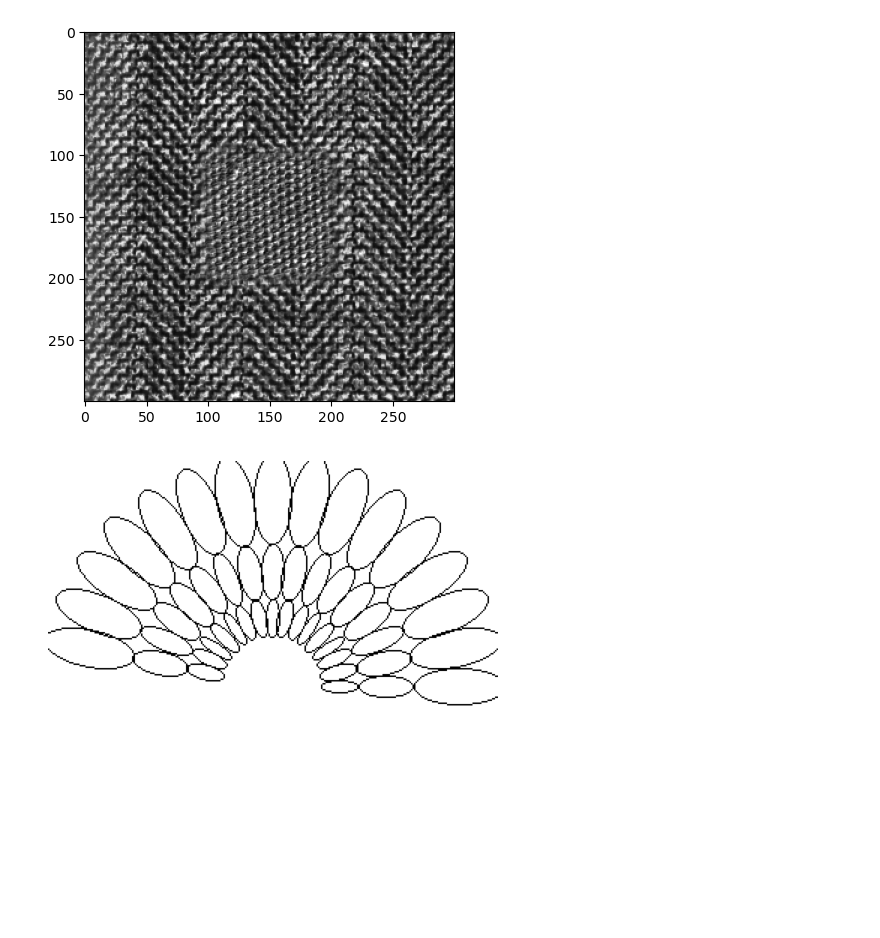
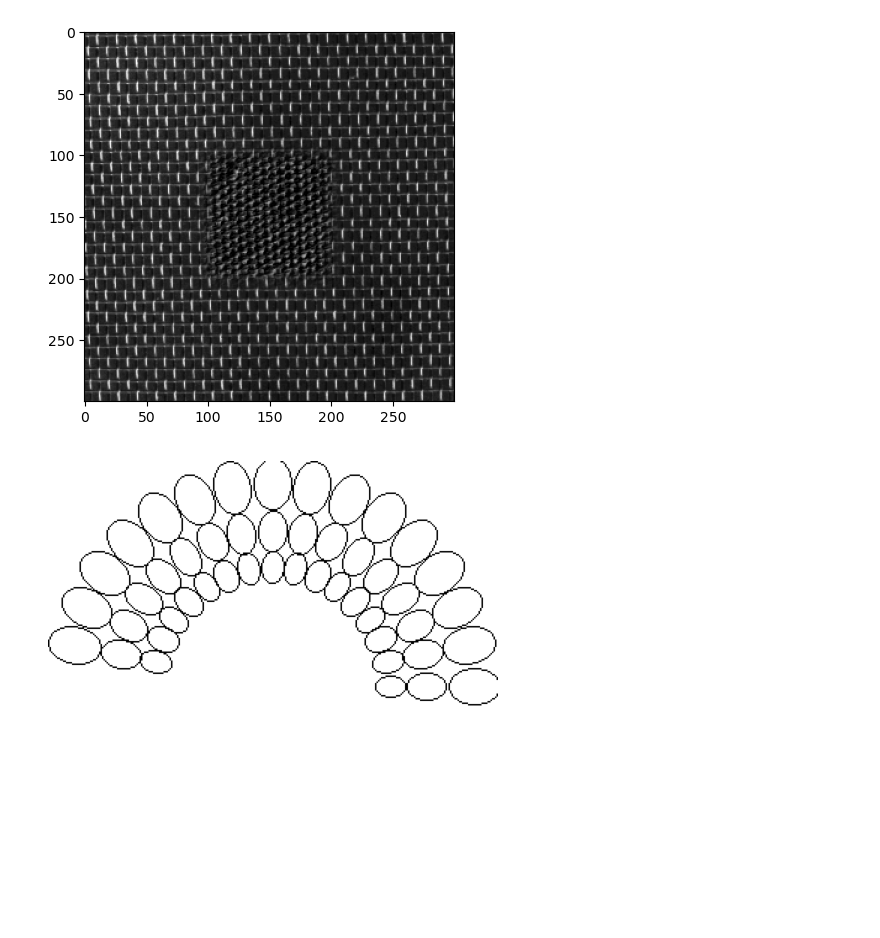
Before and after one commit to guyshapira-academic/texture-segmentation, a Jupyter notebook: notebook.ipynb, the cells around one changed output. Saved outputs shown, nothing was run; the diff lists cells and outputs as text; code cells hidden in the pictures.

```diff
--- a/notebook.ipynb
+++ b/notebook.ipynb
@@ -17,46 +17,46 @@ def approximate_delta(x: NDArray, epsilon: float = 1e-6):
     return np.exp(-x**2 / epsilon**2) / divisor
 # %%
 imsize = 300
-backgroud_texture_id = 5
-inner_texture_id = 80
-backgroud_texture_id = 17
+# backgroud_texture_id = 5
+# inner_texture_id = 80
+backgroud_texture_id = 6
 inner_texture_id = 77
 
 bg_image_url = f"https://www.ux.uis.no/~tranden/brodatz/D{backgroud_texture_id}.gif"
 texture_image_url = f"https://www.ux.uis.no/~tranden/brodatz/D{inner_texture_id}.gif"
 
 
 bg_image = imageio.imread(bg_image_url)
 bg_image = bg_image[:, 0:imsize, 0:imsize].astype(float) / 255
 
 texture_image = imageio.imread(texture_image_url)
 texture_image = texture_image[:, 0:imsize, 0:imsize].astype(float) / 255
 mask = np.zeros_like(bg_image)
 # mask[:, imsize//3:-imsize//3, imsize//3:-imsize//3] = 1
 mask[:, imsize//3:-imsize//3, imsize//3:-imsize//3] = 1
 mask = sp.ndimage.gaussian_filter(mask, sigma=(0, 5, 5))
 
 texture_image = texture_image - texture_image.mean() + bg_image.mean()
 texture_image = texture_image * bg_image.std() / texture_image.std()
 texture_image = np.clip(texture_image, 0, 1)
 
 image = (1 - mask) * bg_image + mask * texture_image
 image -= image.min()
 image /= image.max()
 # image = np.random.normal(image, 0.1)
 image = np.clip(image, 0, 1)
 image = image[0]
 plt.imshow(image)
 plt.show()
 # %% [output]
-[figure, old version]
+[figure, new version]
 # %%
 filter_bank_params = {
     'num_angles': 16,
     'full_circle': False,
-    'scaling_factor': 0.4,
+    'scaling_factor': 0.6,
     'num_scales': 3,
-    'sigma_x0': 0.17,
+    'sigma_x0': 0.10,
     "sigma_y0": 0.07
 }
 
@@ -70,7 +70,7 @@ ax.set_axis_off()
 plt.tight_layout()
 plt.show()
 # %% [output]
-[figure, old version]
+[figure, new version]
 # %%
 gabor_features_complex = gabor.gabor_features_raw(image, filter_bank_params)
 
```
Also changed, not shown: parts of 11 cells of this notebook, 1 other file.
